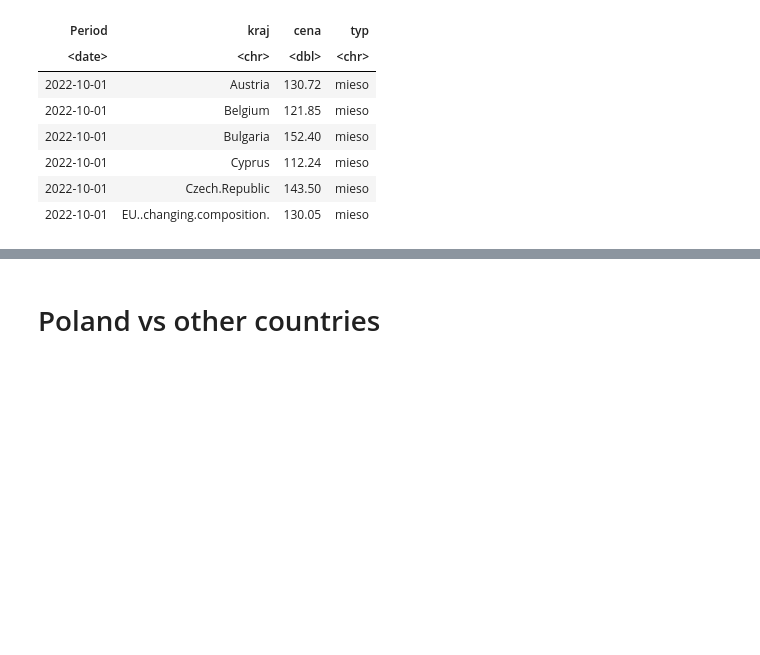
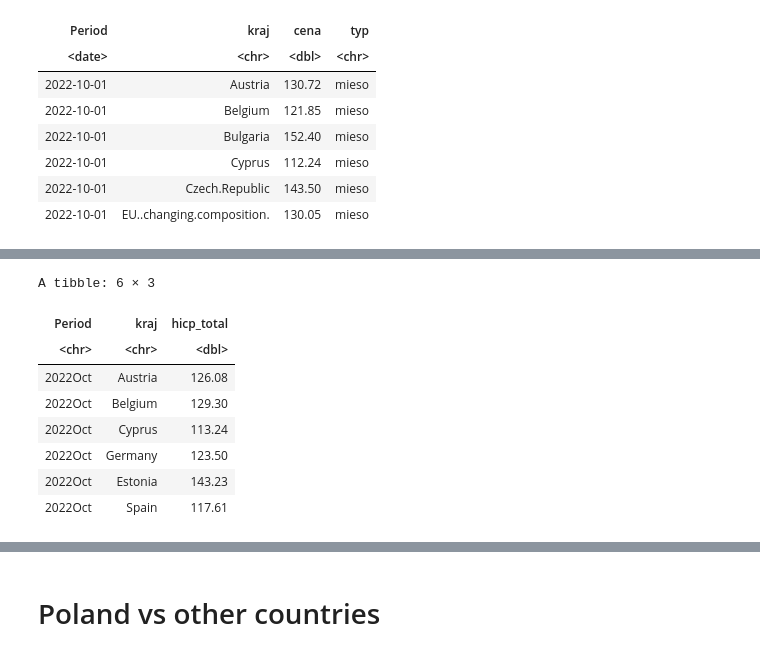
Before and after one commit to AdamixD/SAD_Projekt_1, a Jupyter notebook: Problem2.ipynb, the cells around one changed output, grey strips where cells are left out. Drawn from its saved outputs; the diff is of its cells as text; code cells hidden in the pictures; blank space fills up the shorter version.

```diff
--- a/Problem2.ipynb
+++ b/Problem2.ipynb
@@ -147,0 +150,4 @@ plot <- function(data, title, countries, types) {
+# %%
+hicp_total <- read.csv("data/HICP_total.csv", header = TRUE, sep = ",")
+# %%
+hicp_total = head(tail(hicp_total, n=nrow(hicp_total) - 1), 300)
@@ -147,0 +156,2 @@ plot <- function(data, title, countries, types) {
+# %%
+hicp_total$Germany <- sapply(hicp_total$Germany, as.numeric)
@@ -147,0 +161,12 @@ plot <- function(data, title, countries, types) {
+# %%
+head(hicp_total_tidy)
+# %% [output]
+A tibble: 6 × 3
+| Period | kraj | hicp_total |
+| <chr> | <chr> | <dbl> |
+| 2022Oct | Austria | 126.08 |
+| 2022Oct | Belgium | 129.30 |
+| 2022Oct | Cyprus | 113.24 |
+| 2022Oct | Germany | 123.50 |
+| 2022Oct | Estonia | 143.23 |
+| 2022Oct | Spain | 117.61 |
```
Also changed, not shown: parts of 26 cells of this notebook.
